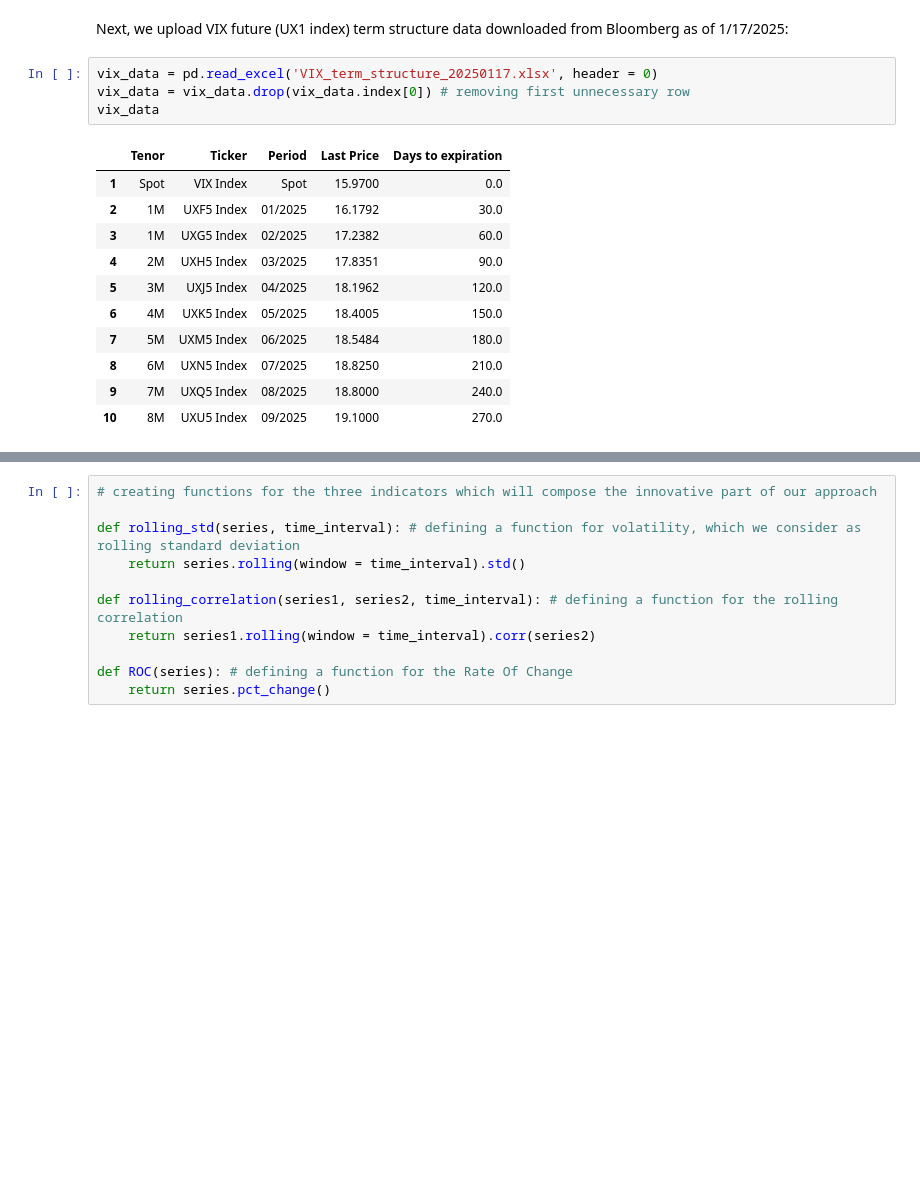
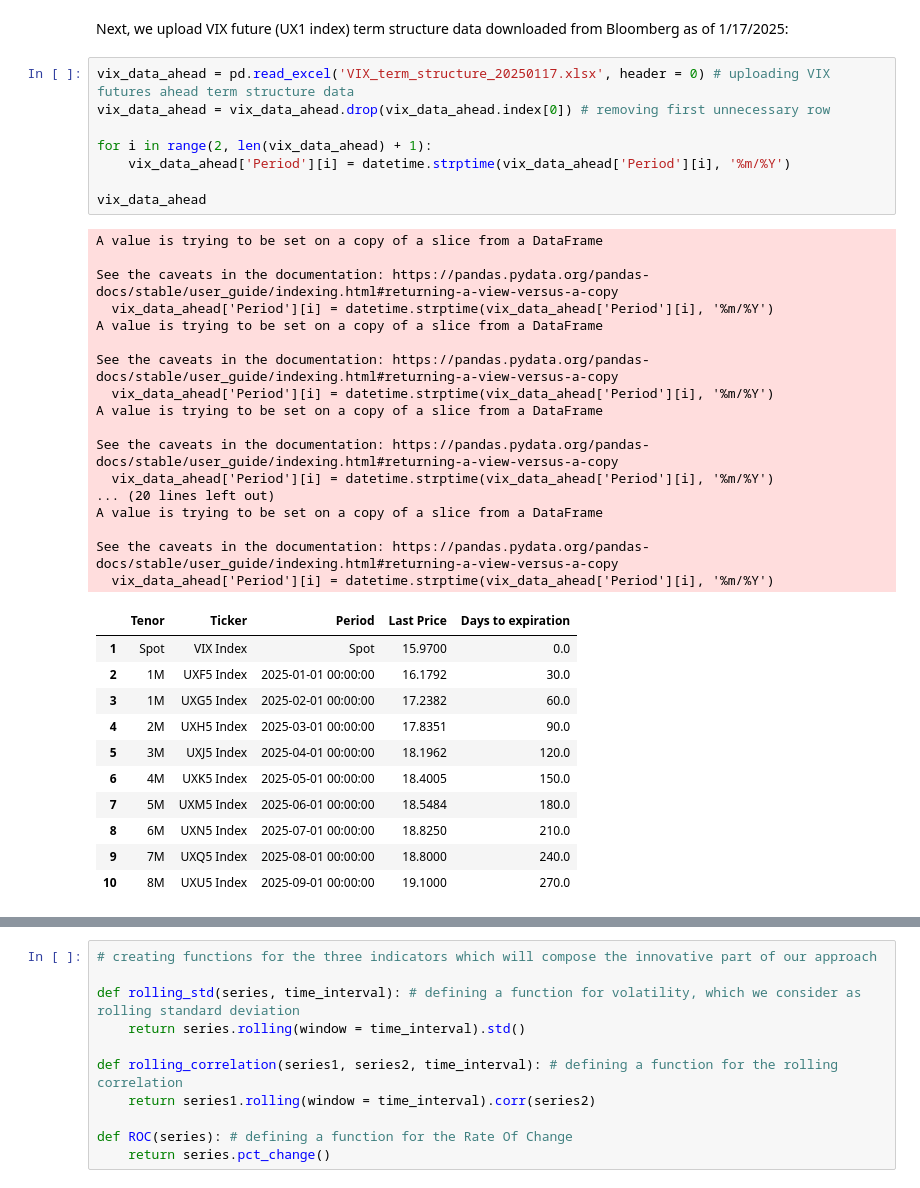
Before and after one commit to AleInc996/Capstone_WQU, a Jupyter notebook: model.ipynb, the cells around one changed output, grey strips where cells are left out. Saved outputs shown, nothing was run; the diff lists cells and outputs as text; blank space fills up the shorter version.

Commit message:
model_v0.4
Data manipulation and preparation completed, first draft of momentum transformer model training completed

```diff
--- a/model.ipynb
+++ b/model.ipynb
@@ -55,18 +56,39 @@ Name: Adj Close, Length: 299, dtype: float64
 # %% [markdown]
 Next, we upload VIX future (UX1 index) term structure data downloaded from Bloomberg as of 1/17/2025:
 # %%
-vix_data = pd.read_excel('VIX_term_structure_20250117.xlsx', header = 0)
-vix_data = vix_data.drop(vix_data.index[0]) # removing first unnecessary row
-vix_data
+vix_data_ahead = pd.read_excel('VIX_term_structure_20250117.xlsx', header = 0) # uploading VIX futures ahead term structure data
+vix_data_ahead = vix_data_ahead.drop(vix_data_ahead.index[0]) # removing first unnecessary row
+
+for i in range(2, len(vix_data_ahead) + 1):
+    vix_data_ahead['Period'][i] = datetime.strptime(vix_data_ahead['Period'][i], '%m/%Y')
+
+vix_data_ahead
 # %% [output]
+A value is trying to be set on a copy of a slice from a DataFrame
+
+See the caveats in the documentation: https://pandas.pydata.org/pandas-docs/stable/user_guide/indexing.html#returning-a-view-versus-a-copy
+  vix_data_ahead['Period'][i] = datetime.strptime(vix_data_ahead['Period'][i], '%m/%Y')
+A value is trying to be set on a copy of a slice from a DataFrame
+
+See the caveats in the documentation: https://pandas.pydata.org/pandas-docs/stable/user_guide/indexing.html#returning-a-view-versus-a-copy
+  vix_data_ahead['Period'][i] = datetime.strptime(vix_data_ahead['Period'][i], '%m/%Y')
+A value is trying to be set on a copy of a slice from a DataFrame
+
+See the caveats in the documentation: https://pandas.pydata.org/pandas-docs/stable/user_guide/indexing.html#returning-a-view-versus-a-copy
+  vix_data_ahead['Period'][i] = datetime.strptime(vix_data_ahead['Period'][i], '%m/%Y')
+... (20 lines left out)
+A value is trying to be set on a copy of a slice from a DataFrame
+
+See the caveats in the documentation: https://pandas.pydata.org/pandas-docs/stable/user_guide/indexing.html#returning-a-view-versus-a-copy
+  vix_data_ahead['Period'][i] = datetime.strptime(vix_data_ahead['Period'][i], '%m/%Y')
 |  | Tenor | Ticker | Period | Last Price | Days to expiration |
 | 1 | Spot | VIX Index | Spot | 15.9700 | 0.0 |
-| 2 | 1M | UXF5 Index | 01/2025 | 16.1792 | 30.0 |
-| 3 | 1M | UXG5 Index | 02/2025 | 17.2382 | 60.0 |
-| 4 | 2M | UXH5 Index | 03/2025 | 17.8351 | 90.0 |
-| 5 | 3M | UXJ5 Index | 04/2025 | 18.1962 | 120.0 |
-| 6 | 4M | UXK5 Index | 05/2025 | 18.4005 | 150.0 |
-| 7 | 5M | UXM5 Index | 06/2025 | 18.5484 | 180.0 |
-| 8 | 6M | UXN5 Index | 07/2025 | 18.8250 | 210.0 |
-| 9 | 7M | UXQ5 Index | 08/2025 | 18.8000 | 240.0 |
-| 10 | 8M | UXU5 Index | 09/2025 | 19.1000 | 270.0 |
+| 2 | 1M | UXF5 Index | 2025-01-01 00:00:00 | 16.1792 | 30.0 |
+| 3 | 1M | UXG5 Index | 2025-02-01 00:00:00 | 17.2382 | 60.0 |
+| 4 | 2M | UXH5 Index | 2025-03-01 00:00:00 | 17.8351 | 90.0 |
+| 5 | 3M | UXJ5 Index | 2025-04-01 00:00:00 | 18.1962 | 120.0 |
+| 6 | 4M | UXK5 Index | 2025-05-01 00:00:00 | 18.4005 | 150.0 |
+| 7 | 5M | UXM5 Index | 2025-06-01 00:00:00 | 18.5484 | 180.0 |
+| 8 | 6M | UXN5 Index | 2025-07-01 00:00:00 | 18.8250 | 210.0 |
+| 9 | 7M | UXQ5 Index | 2025-08-01 00:00:00 | 18.8000 | 240.0 |
+| 10 | 8M | UXU5 Index | 2025-09-01 00:00:00 | 19.1000 | 270.0 |
```
Also changed, not shown: parts of 23 cells of this notebook.
